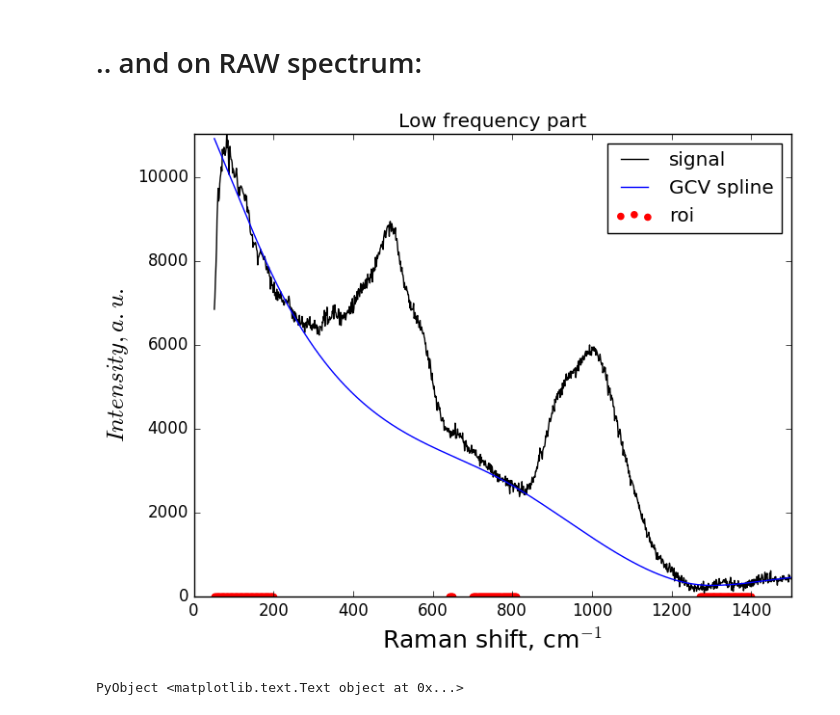
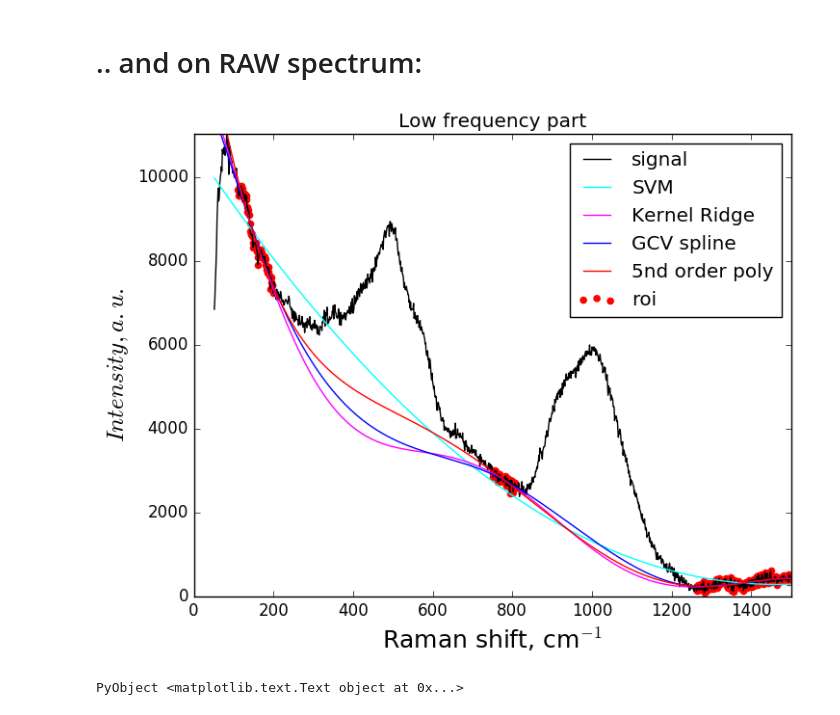
Before and after one commit to charlesll/Spectra.jl, a Jupyter notebook: examples/Baseline_examples.ipynb, the cells around one changed output. Drawn from its saved outputs; the diff is of its cells as text; code cells hidden in the pictures.

Commit message:
20160928 #1 Modification of the examples following the modification in baseline

```diff
--- a/examples/Baseline_examples.ipynb
+++ b/examples/Baseline_examples.ipynb
@@ -122,34 +129,34 @@ PyObject <matplotlib.text.Text object at 0x...>
 # %%
 x_fit=x[x.<1500]
 y_fit=y[x.<1500]
 # and we need to change the roi because of the Boson peak
 roi = [110. 200.; 750. 810.; 1260. 2000;2100 3000; 3800 4000]
 
-#y_svm, bas_svm = baseline(x_fit,y_fit,roi,"SVMregression") # the support vector regression
-#y_kr, bas_kr = baseline(x_fit,y_fit,roi,"KRregression") # the kernel ridge regression
+y_svm, bas_svm = baseline(x_fit,y_fit,roi,"SVMregression") # the support vector regression
+y_kr, bas_kr = baseline(x_fit,y_fit,roi,"KRregression") # the kernel ridge regression
 y_gcvspline, bas_gcvspline = baseline(x_fit,y_fit,roi,"gcvspline",p=0.35) # using the GCV spline, with the smoothing factor
-#y_poly, bas_poly, xy_roi = baseline(x_fit,y_fit,roi,"poly",p=5.0,roi_out="yes")
+y_poly, bas_poly, xy_roi = baseline(x_fit,y_fit,roi,"poly",p=5.0,roi_out="yes")
 
 # There we do the plots.
 figure()
 title("Low frequency part")
 plot(x_fit,y_fit,"black",label="signal") # the signal
 scatter(xy_roi[:,1],xy_roi[:,2],color="red",label="roi") # the signal used to fit the baselines
 
 # And below the code to fit the different baselines
-#plot(x_fit,bas_svm,"cyan",label="SVM")
-#plot(x_fit,bas_kr,"magenta",label="Kernel Ridge")
+plot(x_fit,bas_svm,"cyan",label="SVM")
+plot(x_fit,bas_kr,"magenta",label="Kernel Ridge")
 plot(x_fit,bas_gcvspline,"blue",label="GCV spline")
-#plot(x_fit,bas_poly,"red",label="5nd order poly")
+plot(x_fit,bas_poly,"red",label="5nd order poly")
 
 # Some plotting options
 xlim(0,1500)
 ylim(0,maximum(y_fit[x_fit.<1500]))
 legend(loc="best")
 xlabel(L"Raman shift, cm$^{-1}$",fontsize=18)
 ylabel(L"Intensity, a. u.",fontsize=18)
 # %% [output]
-[figure, old version]
+[figure, new version]
 PyObject <matplotlib.text.Text object at 0x...>
 # %%
 # There for the example we are going to use the Dierckx spline, instead of the gcvspline
```
Also changed, not shown: parts of 4 cells of this notebook, 4 other files.
